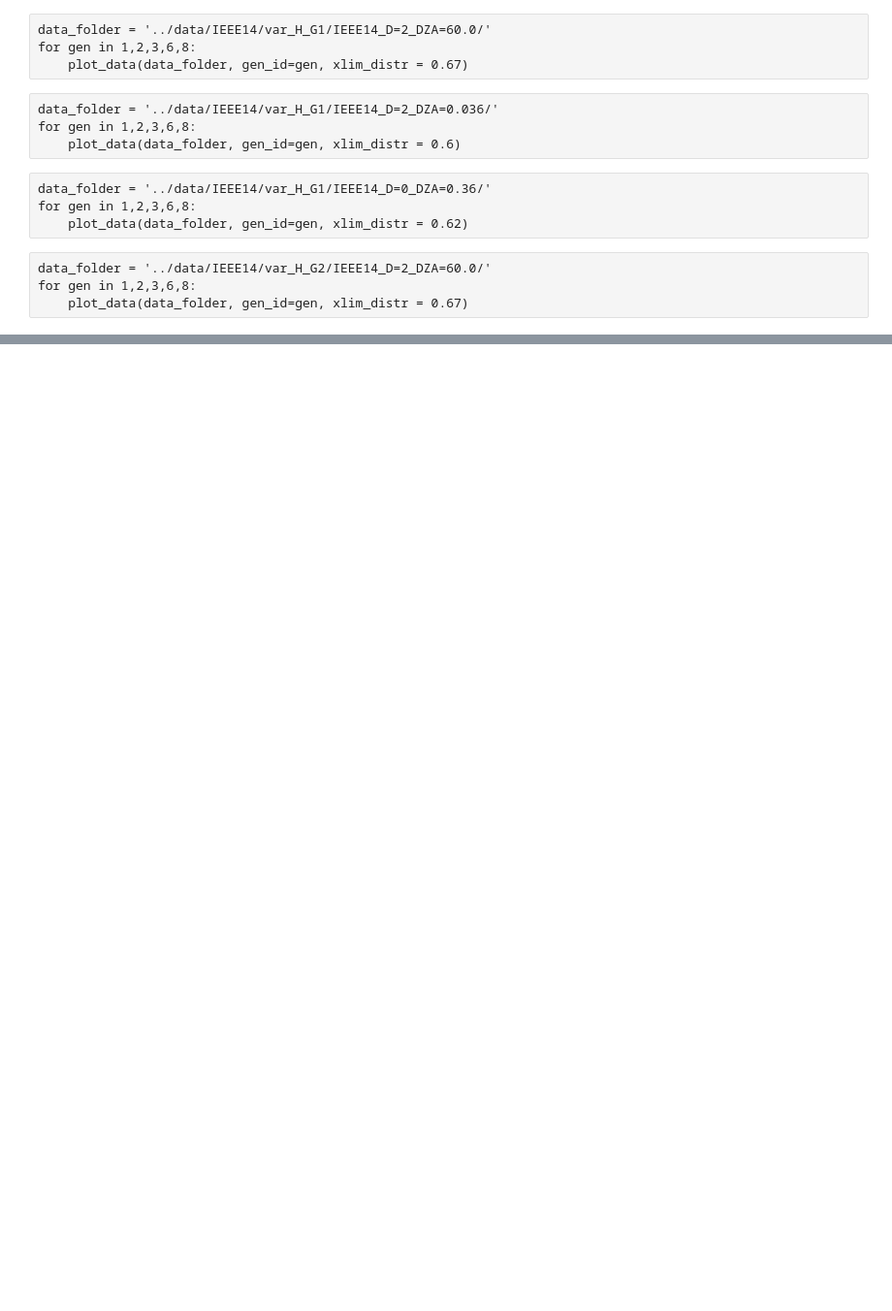
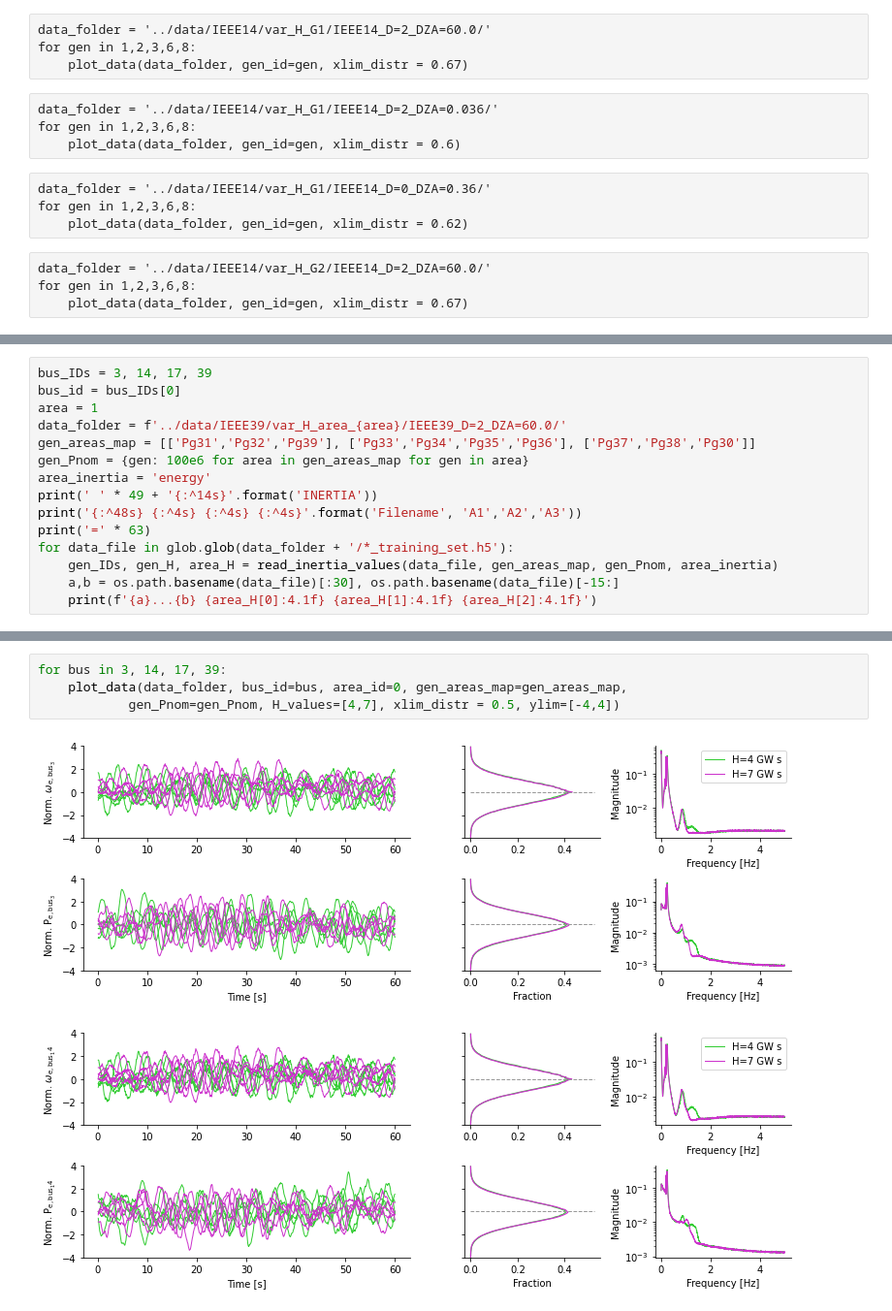
Before and after one commit to danielelinaro/inertia, a Jupyter notebook: notebooks/Data_analysis.ipynb, the cells around one changed output, grey strips where cells are left out. Shown at 97% size. Cells and saved outputs as stored; diff of their text form; blank space fills up the shorter version.

```diff
--- a/notebooks/Data_analysis.ipynb
+++ b/notebooks/Data_analysis.ipynb
@@ -143,0 +176,15 @@ for area in 1,2:
+# %%
+bus_IDs = 3, 14, 17, 39
+bus_id = bus_IDs[0]
+area = 1
+data_folder = f'../data/IEEE39/var_H_area_{area}/IEEE39_D=2_DZA=60.0/'
+gen_areas_map = [['Pg31','Pg32','Pg39'], ['Pg33','Pg34','Pg35','Pg36'], ['Pg37','Pg38','Pg30']]
+gen_Pnom = {gen: 100e6 for area in gen_areas_map for gen in area}
+area_inertia = 'energy'
+print(' ' * 49 + '{:^14s}'.format('INERTIA'))
+print('{:^48s} {:^4s} {:^4s} {:^4s}'.format('Filename', 'A1','A2','A3'))
+print('=' * 63)
+for data_file in glob.glob(data_folder + '/*_training_set.h5'):
+    gen_IDs, gen_H, area_H = read_inertia_values(data_file, gen_areas_map, gen_Pnom, area_inertia)
+    a,b = os.path.basename(data_file)[:30], os.path.basename(data_file)[-15:]
+    print(f'{a}...{b} {area_H[0]:4.1f} {area_H[1]:4.1f} {area_H[2]:4.1f}')
@@ -143,0 +206,7 @@ for area in 1,2:
+# %%
+for bus in 3, 14, 17, 39:
+    plot_data(data_folder, bus_id=bus, area_id=0, gen_areas_map=gen_areas_map,
+            gen_Pnom=gen_Pnom, H_values=[4,7], xlim_distr = 0.5, ylim=[-4,4])
+# %% [output]
+[figure, added]
+[figure, added]
```
Also changed, not shown: parts of 7 cells of this notebook, 5 other files.
